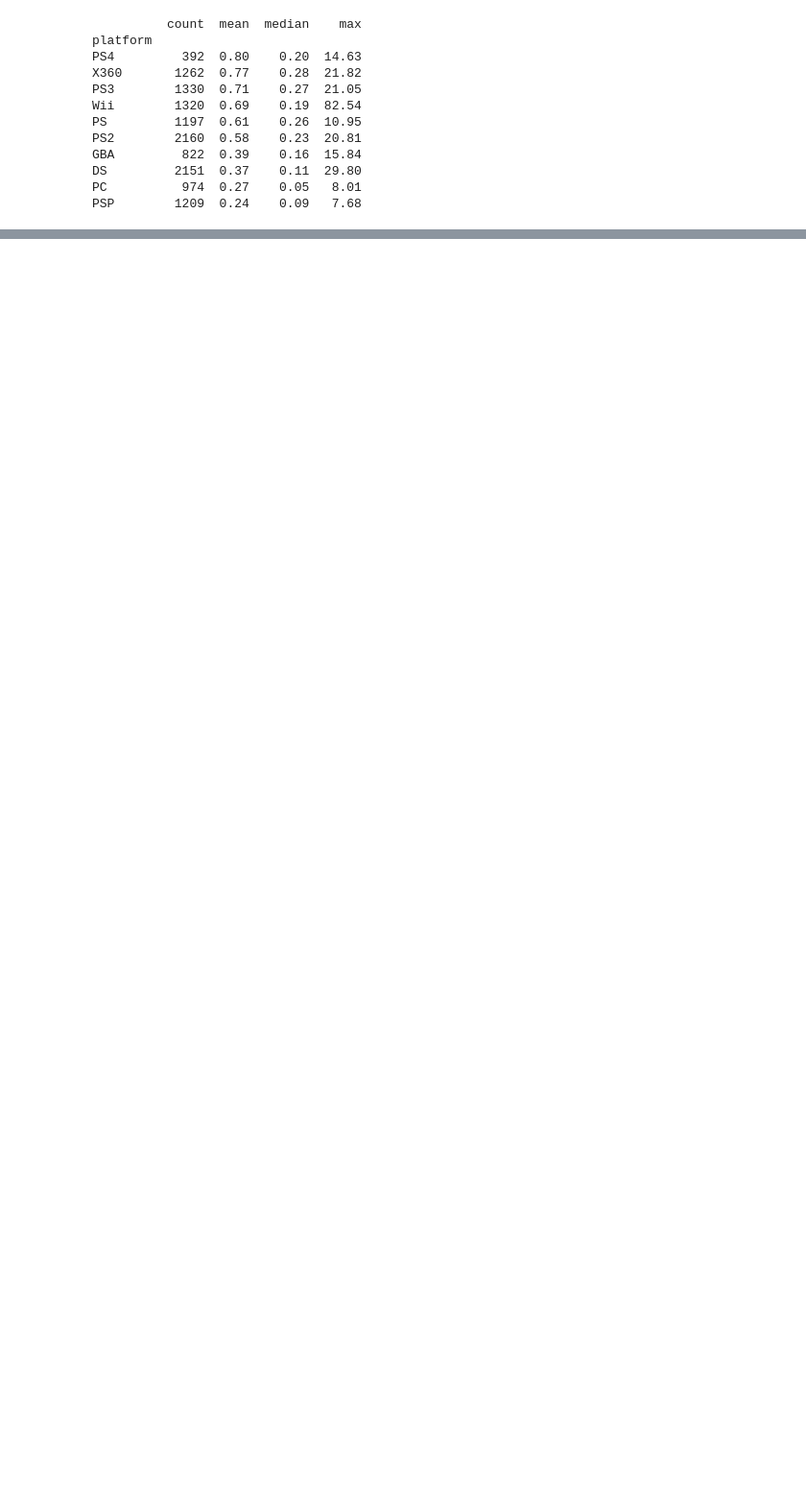
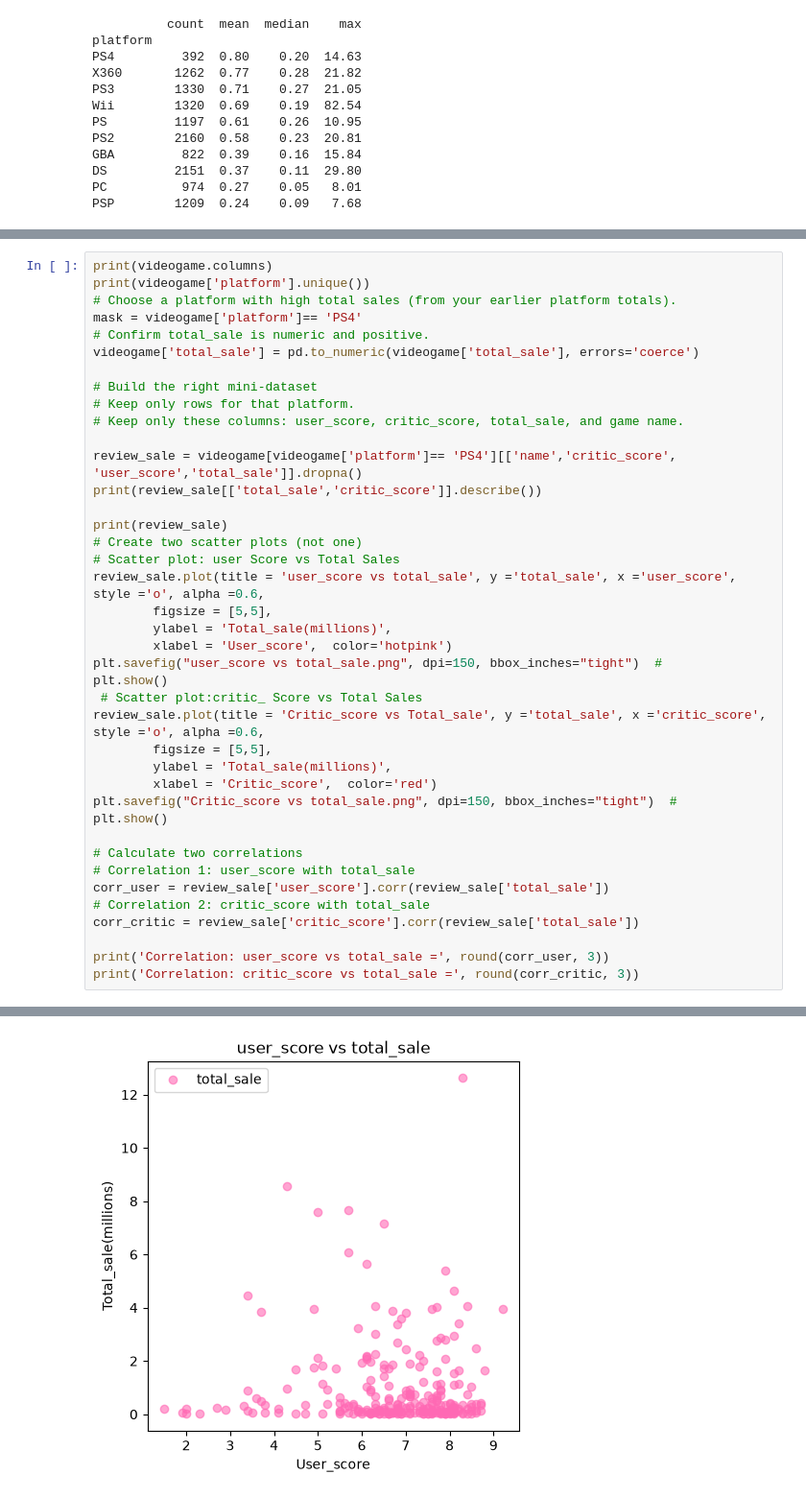
Before and after one commit to rbashiri/videogame_project, a Jupyter notebook: data_analysis.ipynb, the cells around one changed output, grey strips where cells are left out. Shown at 96% size. Drawn from its saved outputs; the diff is of its cells as text; blank space fills up the shorter version.

```diff
--- a/data_analysis.ipynb
+++ b/data_analysis.ipynb
@@ -410,0 +415,41 @@ PSP        1209  0.24    0.09   7.68
+# %%
+print(videogame.columns)
+print(videogame['platform'].unique())
+# Choose a platform with high total sales (from your earlier platform totals).
+mask = videogame['platform']== 'PS4'
+# Confirm total_sale is numeric and positive.
+videogame['total_sale'] = pd.to_numeric(videogame['total_sale'], errors='coerce')
+
+# Build the right mini-dataset
+# Keep only rows for that platform.
+# Keep only these columns: user_score, critic_score, total_sale, and game name.
+
+review_sale = videogame[videogame['platform']== 'PS4'][['name','critic_score', 'user_score','total_sale']].dropna()
+print(review_sale[['total_sale','critic_score']].describe())
+
+print(review_sale)
+# Create two scatter plots (not one)
+# Scatter plot: user Score vs Total Sales
+review_sale.plot(title = 'user_score vs total_sale', y ='total_sale', x ='user_score', style ='o', alpha =0.6,
+        figsize = [5,5],
+        ylabel = 'Total_sale(millions)',
+        xlabel = 'User_score',  color='hotpink')
+plt.savefig("user_score vs total_sale.png", dpi=150, bbox_inches="tight")  #
+plt.show()
+ # Scatter plot:critic_ Score vs Total Sales
+review_sale.plot(title = 'Critic_score vs Total_sale', y ='total_sale', x ='critic_score', style ='o', alpha =0.6,
+        figsize = [5,5],
+        ylabel = 'Total_sale(millions)',
+        xlabel = 'Critic_score',  color='red')
+plt.savefig("Critic_score vs total_sale.png", dpi=150, bbox_inches="tight")  #
+plt.show()
+
+# Calculate two correlations
+# Correlation 1: user_score with total_sale
+corr_user = review_sale['user_score'].corr(review_sale['total_sale'])
+# Correlation 2: critic_score with total_sale
+corr_critic = review_sale['critic_score'].corr(review_sale['total_sale'])
+
+print('Correlation: user_score vs total_sale =', round(corr_user, 3))
+print('Correlation: critic_score vs total_sale =', round(corr_critic, 3))
+# %% [output]
@@ -410,0 +473 @@ PSP        1209  0.24    0.09   7.68
+[figure, added]
```
Also changed, not shown: parts of 7 cells of this notebook, 3 other files.
